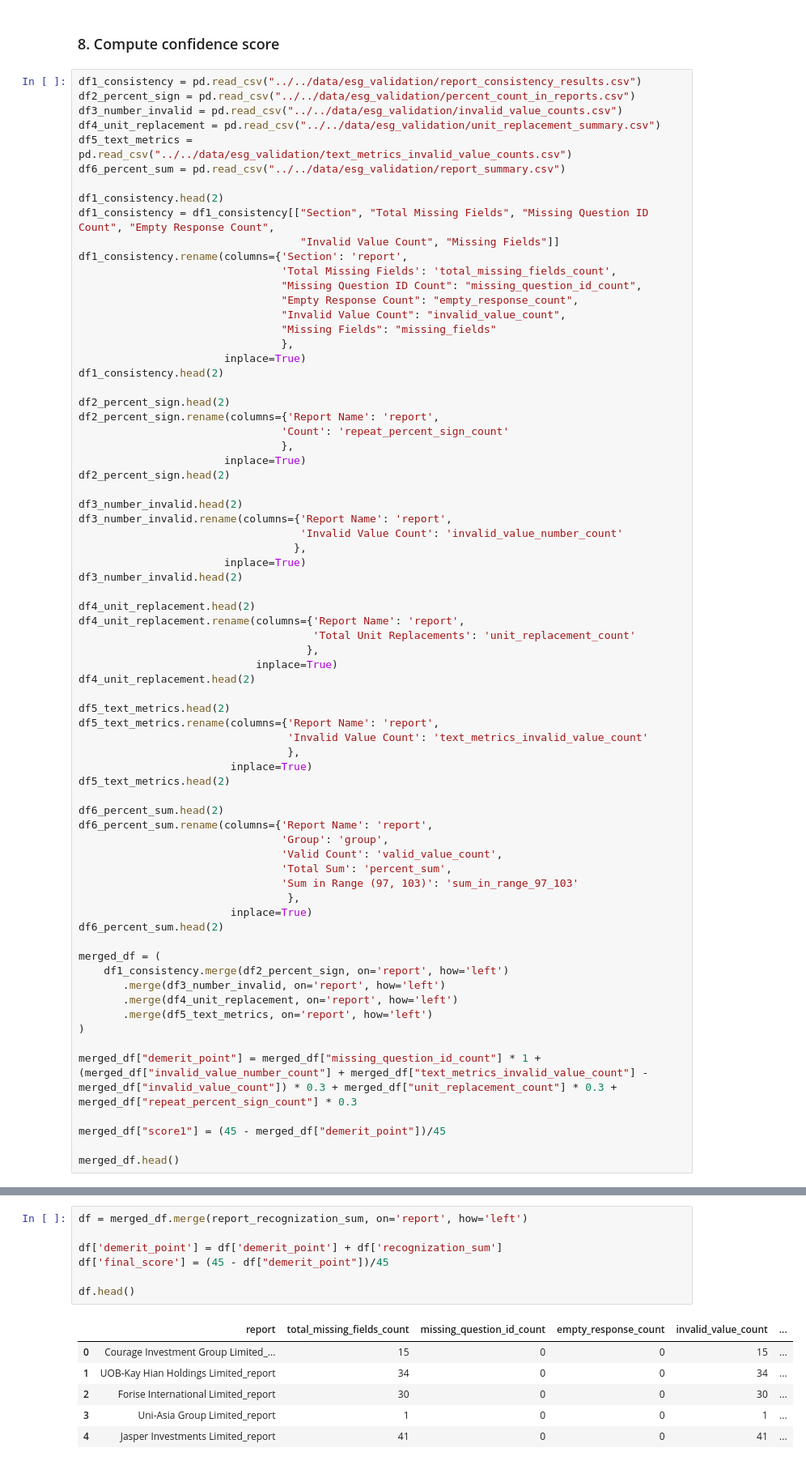
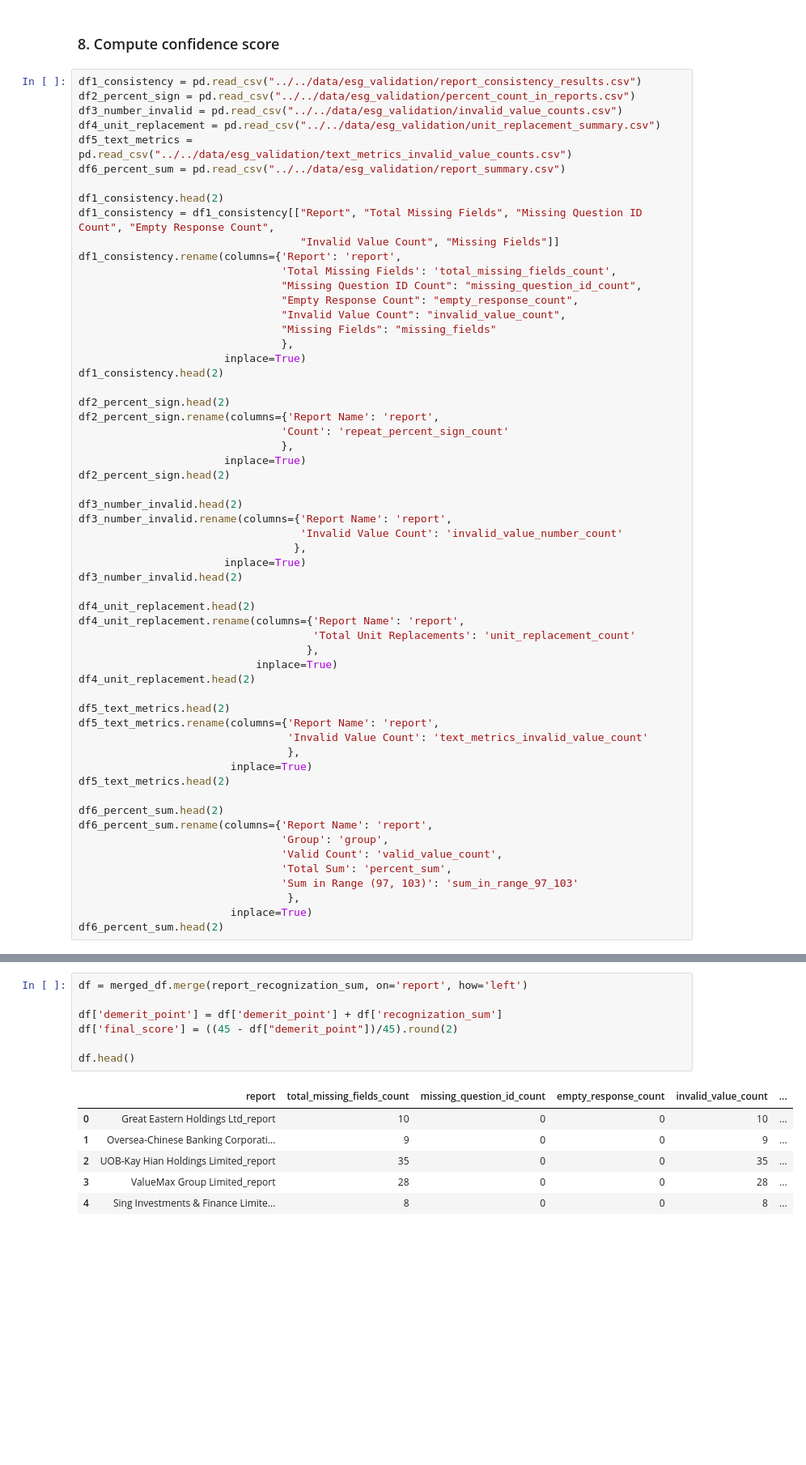
Before and after one commit to nusduck/esg_data_aepa_project, a Jupyter notebook: src/validation/validation_system_and_confidence_scoring_annotated.ipynb, the cells around one changed output, grey strips where cells are left out. Shown at 81% size. Cells and saved outputs as stored; diff of their text form; blank space fills up the shorter version.

```diff
--- a/src/validation/validation_system_and_confidence_scoring_annotated.ipynb
+++ b/src/validation/validation_system_and_confidence_scoring_annotated.ipynb
@@ -645,9 +645,9 @@ df5_text_metrics = pd.read_csv("../../data/esg_validation/text_metrics_invalid_v
 df6_percent_sum = pd.read_csv("../../data/esg_validation/report_summary.csv")
 
 df1_consistency.head(2)
-df1_consistency = df1_consistency[["Section", "Total Missing Fields", "Missing Question ID Count", "Empty Response Count",
+df1_consistency = df1_consistency[["Report", "Total Missing Fields", "Missing Question ID Count", "Empty Response Count",
                                    "Invalid Value Count", "Missing Fields"]]
-df1_consistency.rename(columns={'Section': 'report',
+df1_consistency.rename(columns={'Report': 'report',
                                 'Total Missing Fields': 'total_missing_fields_count',
                                 "Missing Question ID Count": "missing_question_id_count",
                                 "Empty Response Count": "empty_response_count",
@@ -694,17 +694,4 @@ df6_percent_sum.rename(columns={'Report Name': 'report',
                                  },
                         inplace=True)
 df6_percent_sum.head(2)
-
-merged_df = (
-    df1_consistency.merge(df2_percent_sign, on='report', how='left')
-       .merge(df3_number_invalid, on='report', how='left')
-       .merge(df4_unit_replacement, on='report', how='left')
-       .merge(df5_text_metrics, on='report', how='left')
-)
-
-merged_df["demerit_point"] = merged_df["missing_question_id_count"] * 1 + (merged_df["invalid_value_number_count"] + merged_df["text_metrics_invalid_value_count"] - merged_df["invalid_value_count"]) * 0.3 + merged_df["unit_replacement_count"] * 0.3 + merged_df["repeat_percent_sign_count"] * 0.3
-
-merged_df["score1"] = (45 - merged_df["demerit_point"])/45
-
-merged_df.head()
 # %% [output]
@@ -738,14 +742,14 @@ report_recognization_sum.columns = ['report', 'recognization_sum']
 # %%
 df = merged_df.merge(report_recognization_sum, on='report', how='left')
 
 df['demerit_point'] = df['demerit_point'] + df['recognization_sum']
-df['final_score'] = (45 - df["demerit_point"])/45
+df['final_score'] = ((45 - df["demerit_point"])/45).round(2)
 
 df.head()
 # %% [output]
 |  | report | total_missing_fields_count | missing_question_id_count | empty_response_count | invalid_value_count | ... |
-| 0 | Courage Investment Group Limited_... | 15 | 0 | 0 | 15 | ... |
-| 1 | UOB-Kay Hian Holdings Limited_report | 34 | 0 | 0 | 34 | ... |
-| 2 | Forise International Limited_report | 30 | 0 | 0 | 30 | ... |
-| 3 | Uni-Asia Group Limited_report | 1 | 0 | 0 | 1 | ... |
-| 4 | Jasper Investments Limited_report | 41 | 0 | 0 | 41 | ... |
+| 0 | Great Eastern Holdings Ltd_report | 10 | 0 | 0 | 10 | ... |
+| 1 | Oversea-Chinese Banking Corporati... | 9 | 0 | 0 | 9 | ... |
+| 2 | UOB-Kay Hian Holdings Limited_report | 35 | 0 | 0 | 35 | ... |
+| 3 | ValueMax Group Limited_report | 28 | 0 | 0 | 28 | ... |
+| 4 | Sing Investments & Finance Limite... | 8 | 0 | 0 | 8 | ... |
```
Also changed, not shown: parts of 10 cells of this notebook, 10 other files.
